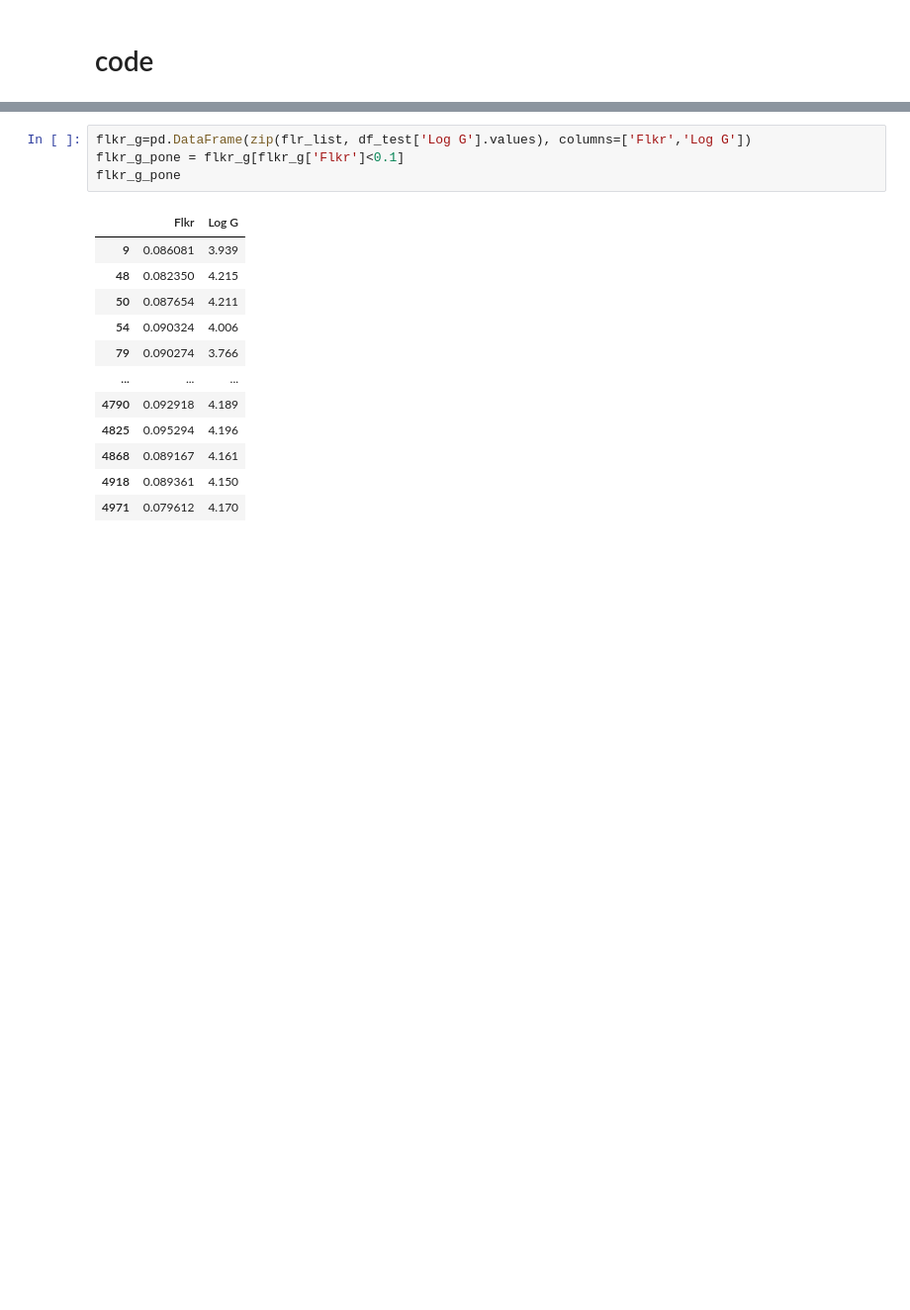
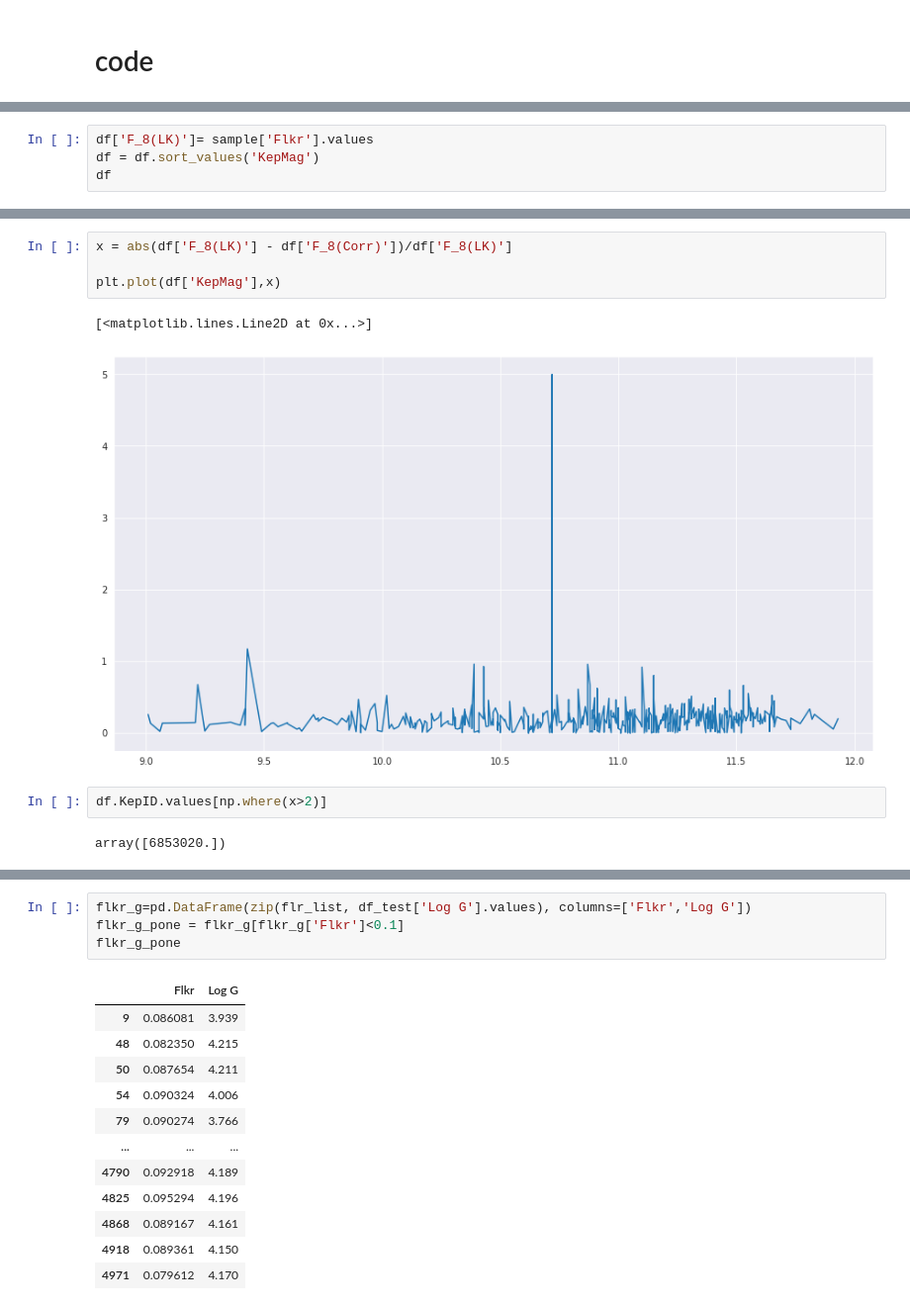
Before and after one commit to Srivardini11/lark, a Jupyter notebook: Flkr_g_0_5k.ipynb, the cells around one changed output, grey strips where cells are left out. Shown: that part at 99% size. Saved outputs shown, nothing was run; the diff lists cells and outputs as text; blank space fills up the shorter version.

```diff
--- a/Flkr_g_0_5k.ipynb
+++ b/Flkr_g_0_5k.ipynb
@@ -71,0 +162,4 @@ for id in df_test['Dataset Name']:
+# %%
+df['F_8(LK)']= sample['Flkr'].values
+df = df.sort_values('KepMag')
+df
@@ -71,0 +180,11 @@ for id in df_test['Dataset Name']:
+# %%
+x = abs(df['F_8(LK)'] - df['F_8(Corr)'])/df['F_8(LK)']
+
+plt.plot(df['KepMag'],x)
+# %% [output]
+[<matplotlib.lines.Line2D at 0x...>]
+[figure, added]
+# %%
+df.KepID.values[np.where(x>2)]
+# %% [output]
+array([6853020.])
```
Also changed, not shown: parts of 17 cells of this notebook.
